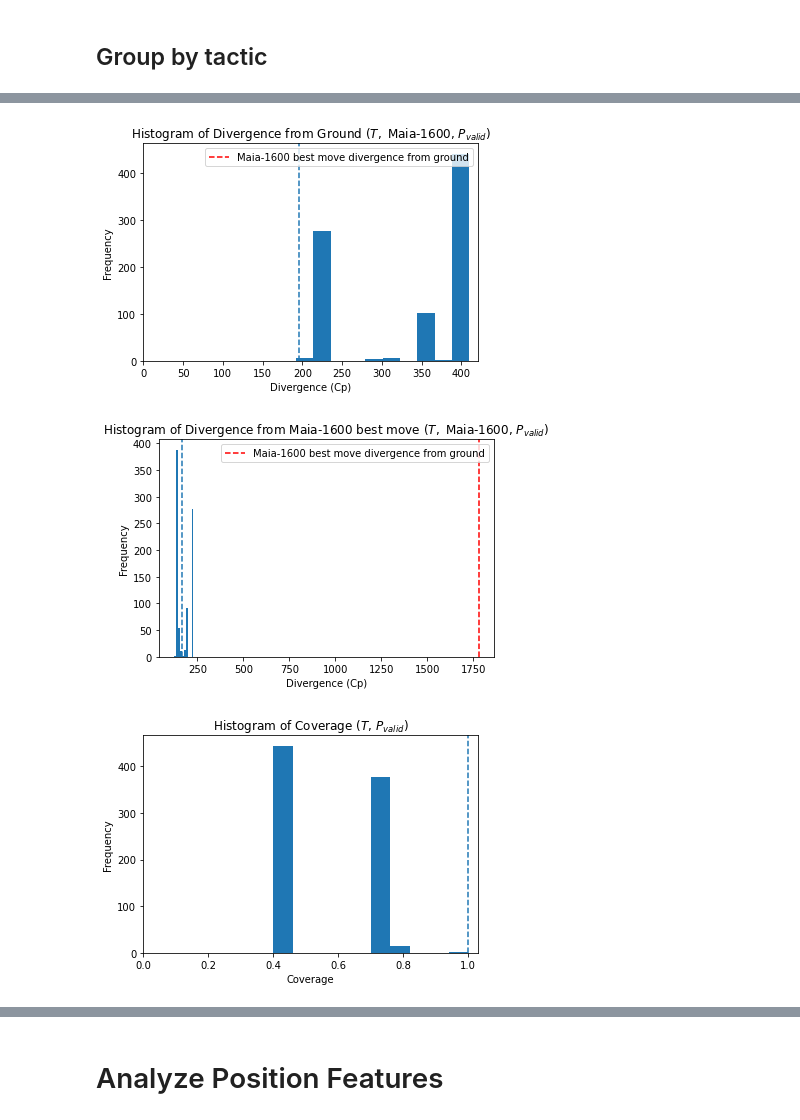
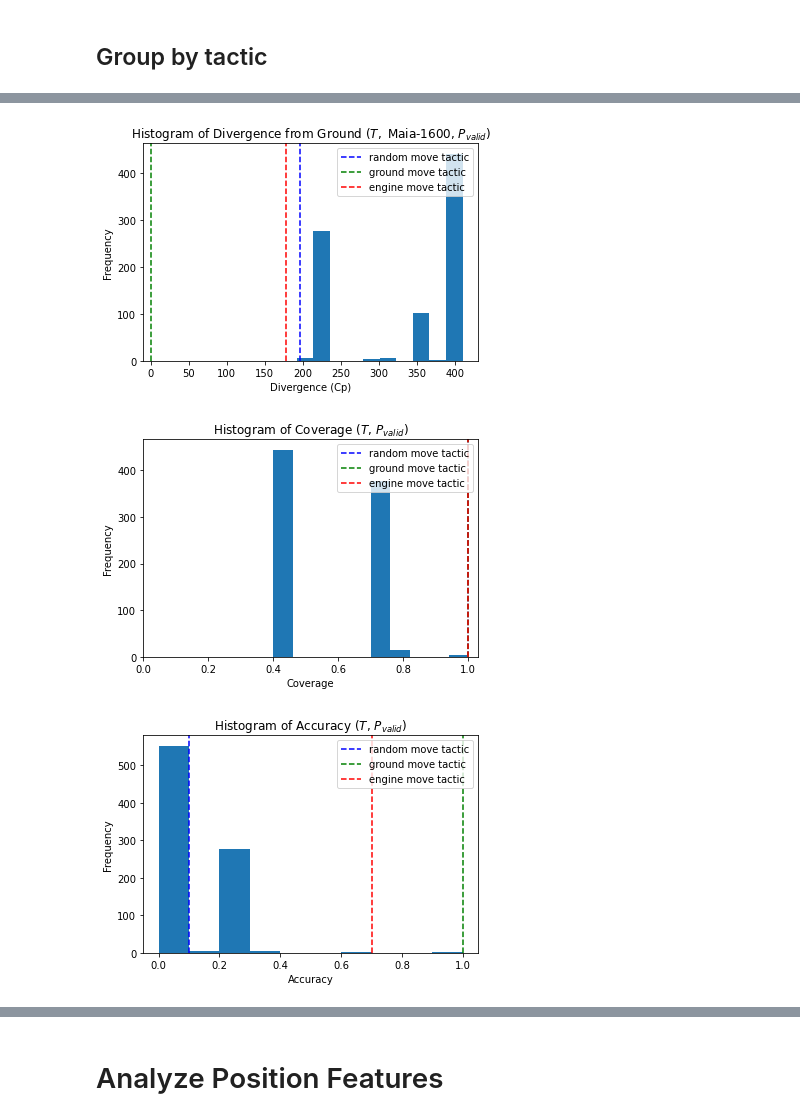
Before and after one commit to AbhijeetKrishnan/Popper, a Jupyter notebook: analysis.ipynb, the cells around one changed output, grey strips where cells are left out. Drawn from its saved outputs; the diff is of its cells as text; code cells hidden in the pictures.

Commit message:
Clean up metric + graph generation

```diff
--- a/analysis.ipynb
+++ b/analysis.ipynb
@@ -26,8 +26,10 @@ df.describe()
 # %% [markdown]
 ## Group by tactic
 # %%
-df2 = df.groupby('tactic_text')
-df2.describe()
-agg = df2.aggregate(np.nansum)
-agg
+df_grouped = df.groupby('tactic_text')
+df_grouped.describe()
+agg = df_grouped.aggregate(np.nansum).reset_index()
+mask = agg['tactic_text'].isin(['ground', 'engine_best'])
+agg_masked = agg[~mask]
+agg_masked
 # %% [output]
@@ -48,40 +49,47 @@ agg
 # %%
 agg['avg_tactic_ground_div'] = agg['tactic_ground_div'] / agg['match']
-plt.hist(agg['avg_tactic_ground_div'], bins=10)
-plt.axvline(agg.loc[["f(A,B,C):-legal_move(B,C,A)"]]['avg_tactic_ground_div'].values, linestyle='dashed')
+mask = agg['tactic_text'].isin(['ground', 'engine_best'])
+agg_masked = agg[~mask]
+plt.hist(agg_masked['avg_tactic_ground_div'], bins=10)
+plt.axvline(agg[agg['tactic_text'] == "f(A,B,C):-legal_move(B,C,A)"]['avg_tactic_ground_div'].values, linestyle='dashed', color='blue', label='random move tactic')
+plt.axvline(agg[agg['tactic_text'] == "ground"]['avg_tactic_ground_div'].values, linestyle='dashed', color='green', label='ground move tactic')
+plt.axvline(agg[agg['tactic_text'] == "engine_best"]['avg_tactic_ground_div'].values, linestyle='dashed', color='red', label='engine move tactic')
 plt.title('Histogram of Divergence from Ground $(T,$ Maia-1600, $P_{valid})$')
 plt.xlabel('Divergence (Cp)')
 plt.ylabel('Frequency')
-plt.xlim(left=0)
+plt.xlim(left=-10)
 
-plt.axvline(agg.loc[["f(A,B,C):-legal_move(B,C,A)"]]['ground_best_div'].values, linestyle='dashed', color='red', label='Maia-1600 best move divergence from ground')
 plt.legend(loc=1)
 plt.show()
 # %% [output]
-[figure, old version]
+[figure, new version]
 # %%
-agg['avg_tactic_best_div'] = agg['tactic_best_div'] / agg['match']
-plt.hist(agg['avg_tactic_best_div'], bins=10)
-plt.axvline(agg.loc[["f(A,B,C):-legal_move(B,C,A)"]]['avg_tactic_best_div'].values, linestyle='dashed')
-plt.title('Histogram of Divergence from Maia-1600 best move $(T,$ Maia-1600, $P_{valid})$')
-plt.xlabel('Divergence (Cp)')
+agg['coverage'] = agg['match'] / df.groupby(['position', 'move']).ngroups
+plt.hist(agg['coverage'], bins=10)
+plt.axvline(agg.loc[["f(A,B,C):-legal_move(B,C,A)"]]['coverage'].values, linestyle='dashed', color='blue', label='random move tactic')
+plt.axvline(agg.loc[["ground"]]['coverage'].values, linestyle='dashed', color='green', label='ground move tactic')
+plt.axvline(agg.loc[["engine_best"]]['coverage'].values, linestyle='dashed', color='red', label='engine move tactic')
+plt.title('Histogram of Coverage $(T$, $P_{valid})$')
+plt.xlabel('Coverage')
 plt.ylabel('Frequency')
 plt.xlim(left=0)
 
-plt.axvline(agg.loc[["f(A,B,C):-legal_move(B,C,A)"]]['ground_best_div'].values, linestyle='dashed', color='red', label='Maia-1600 best move divergence from ground')
 plt.legend(loc=1)
 plt.show()
 # %% [output]
-[figure, old version]
+[figure, new version]
 # %%
-agg['coverage'] = agg['match'] / df.groupby(['position', 'move']).ngroups
-plt.hist(agg['coverage'], bins=10)
-plt.axvline(agg.loc[["f(A,B,C):-legal_move(B,C,A)"]]['coverage'].values, linestyle='dashed')
-plt.title('Histogram of Coverage $(T$, $P_{valid})$')
-plt.xlabel('Coverage')
+agg['accuracy'] = agg['correct_move'] / agg['match']
+plt.hist(agg['accuracy'], bins=10)
+plt.axvline(agg.loc[["f(A,B,C):-legal_move(B,C,A)"]]['accuracy'].values, linestyle='dashed', color='blue', label='random move tactic')
+plt.axvline(agg.loc[["ground"]]['accuracy'].values, linestyle='dashed', color='green', label='ground move tactic')
+plt.axvline(agg.loc[["engine_best"]]['accuracy'].values, linestyle='dashed', color='red', label='engine move tactic')
+plt.title('Histogram of Accuracy $(T$, $P_{valid})$')
+plt.xlabel('Accuracy')
 plt.ylabel('Frequency')
-plt.xlim(left=0)
+plt.xlim(right=None)
 
+plt.legend(loc=1)
 plt.show()
 # %% [output]
-[figure, old version]
+[figure, new version]
```
Also changed, not shown: parts of 5 cells of this notebook, 5 other files.
